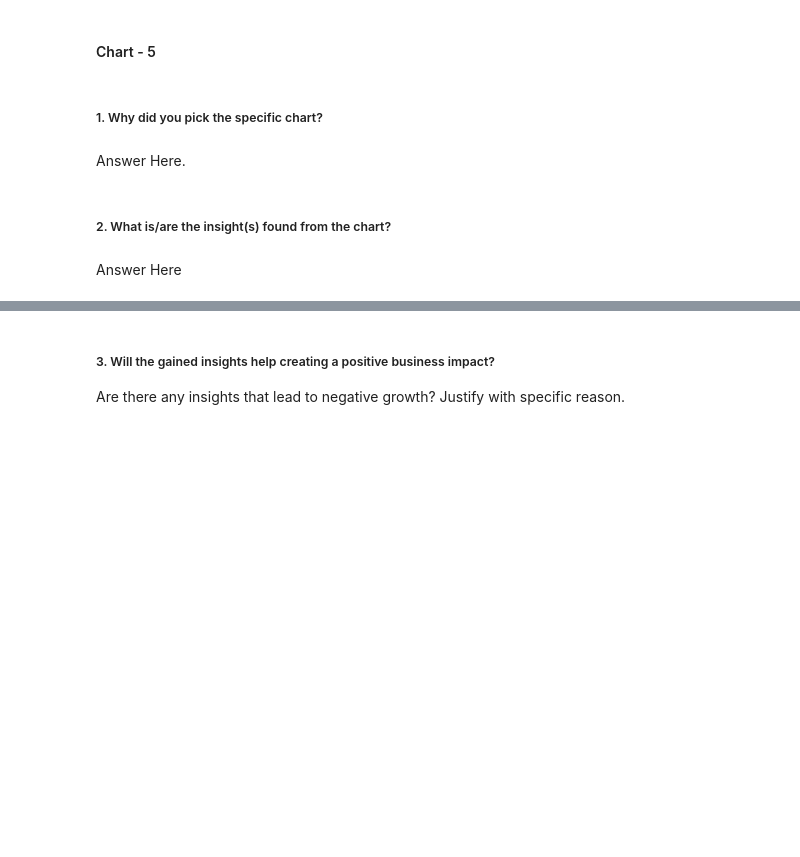
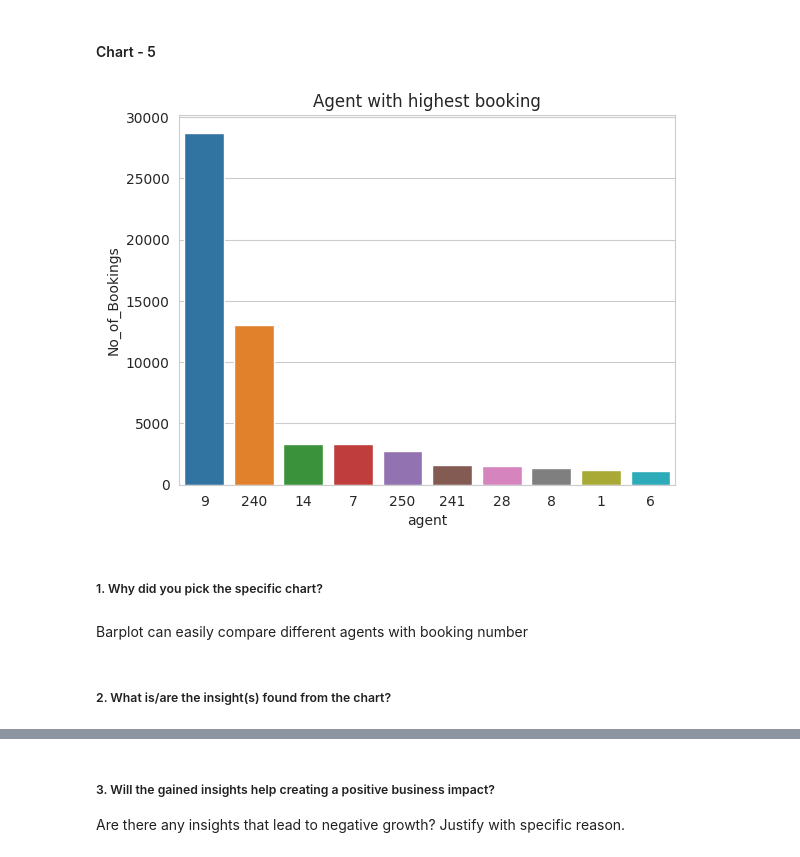
Before and after one commit to Hrishik-D/CapstoneProject_EDA_Hotel_Analysis, a Jupyter notebook: EDA_Hotel_Analysis_Individual.ipynb, the cells around one changed output, grey strips where cells are left out. Cells and saved outputs as stored; diff of their text form; code cells hidden in the pictures; blank space fills up the shorter version.

```diff
--- a/EDA_Hotel_Analysis_Individual.ipynb
+++ b/EDA_Hotel_Analysis_Individual.ipynb
@@ -508,8 +506,20 @@ Barplot of ADR vs. Months, it can reveal several things:
+# %%
+# Chart - 5 visualization code
+c5 = df1.groupby('agent')
+
+c5  = c5.size().reset_index().sort_values(by = 0, ascending = False)[:11]
+c5.rename(columns = {0: 'No_of_Bookings'}, inplace = True)
+c5.drop(d1[c5['agent'] == 0].index, inplace = True)
+
+sns.barplot(x = 'agent', y = 'No_of_Bookings',data = c5, order = c5.sort_values('No_of_Bookings', ascending = False).agent)
+
+plt.title("Agent with highest booking")
+plt.show()
+# %% [output]
+[figure, added]
 # %% [markdown]
 ##### 1. Why did you pick the specific chart?
-# %% [markdown]
-Answer Here.
+# %% [markdown]
+Barplot can easily compare different agents with booking number
 # %% [markdown]
 ##### 2. What is/are the insight(s) found from the chart?
-# %% [markdown]
-Answer Here
```
Also changed, not shown: parts of 12 cells of this notebook.
